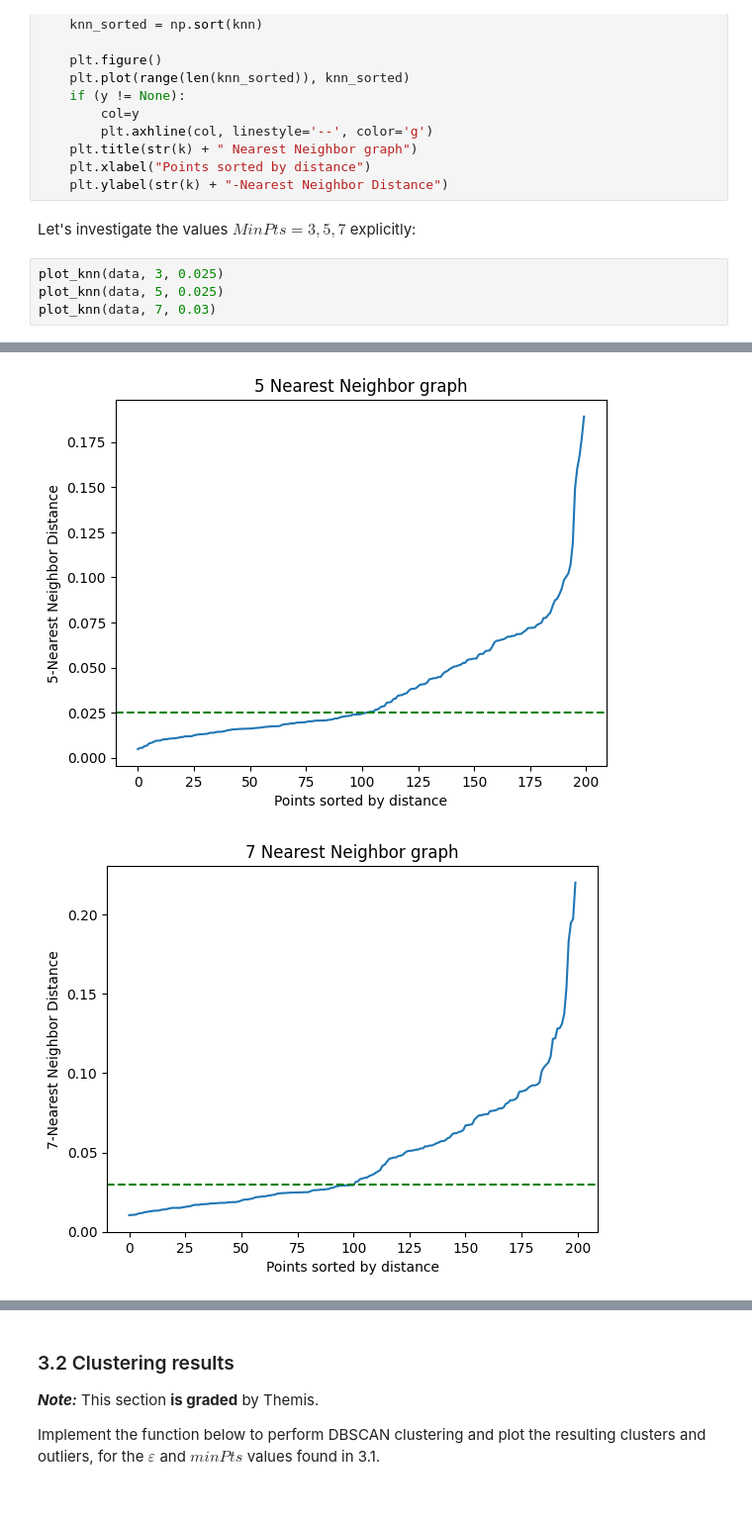
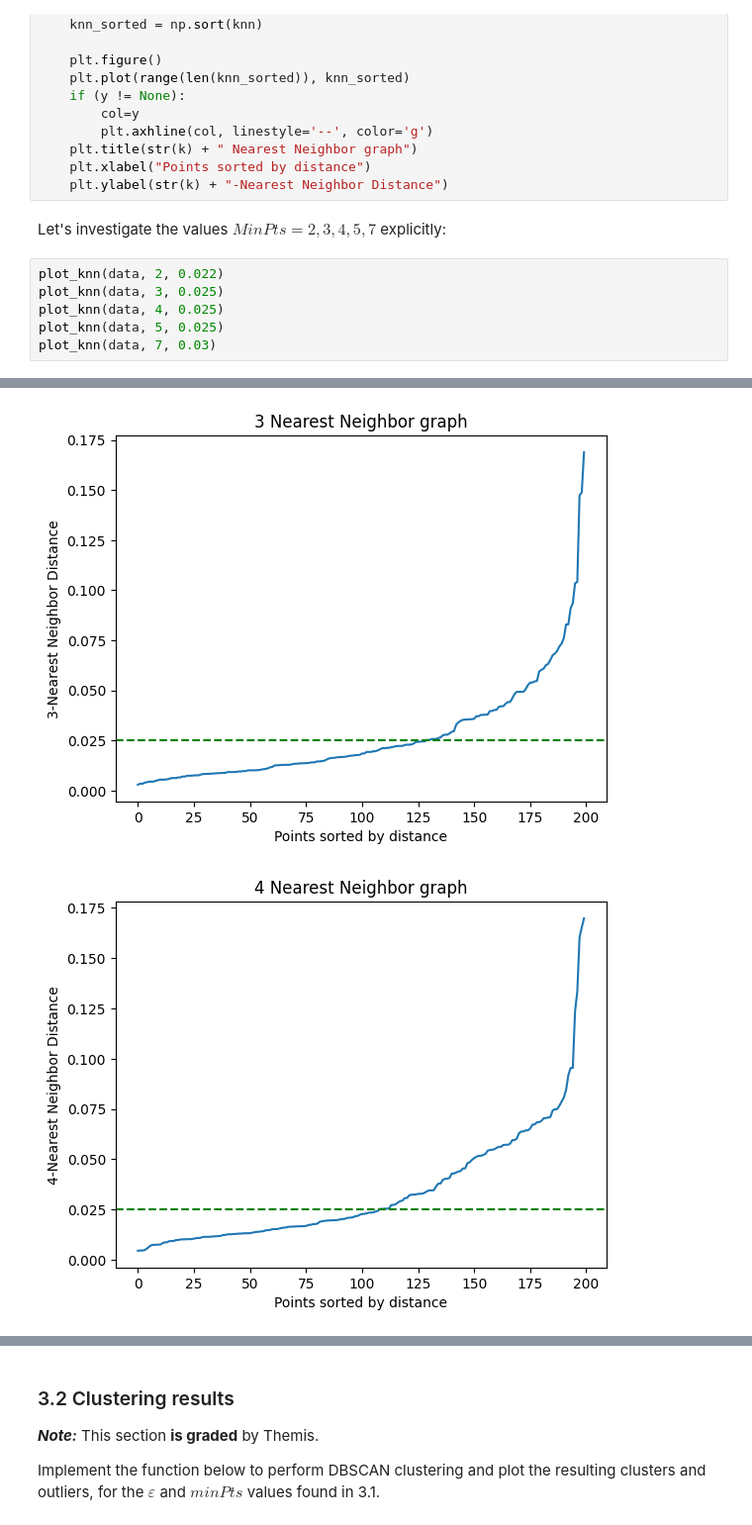
Before and after one commit to HSdeH/ml, a Jupyter notebook: a4/a4.ipynb, the cells around one changed output, grey strips where cells are left out. Shown at 99% size. Cells and saved outputs as stored; diff of their text form.

```diff
--- a/a4/a4.ipynb
+++ b/a4/a4.ipynb
@@ -194,9 +209,11 @@ def plot_knn(D, k, y=None):
     plt.xlabel("Points sorted by distance")
     plt.ylabel(str(k) + "-Nearest Neighbor Distance")
 # %% [markdown]
-Let's investigate the values $MinPts = 3,5,7$ explicitly:
+Let's investigate the values $MinPts = 2,3,4,5,7$ explicitly:
 # %%
+plot_knn(data, 2, 0.022)
 plot_knn(data, 3, 0.025)
+plot_knn(data, 4, 0.025)
 plot_knn(data, 5, 0.025)
 plot_knn(data, 7, 0.03)
 # %% [output]
@@ -204,2 +221,2 @@ plot_knn(data, 7, 0.03)
-[figure, old version]
+[figure, new version]
-[figure, old version]
+[figure, new version]
```
Also changed, not shown: parts of 11 cells of this notebook.
